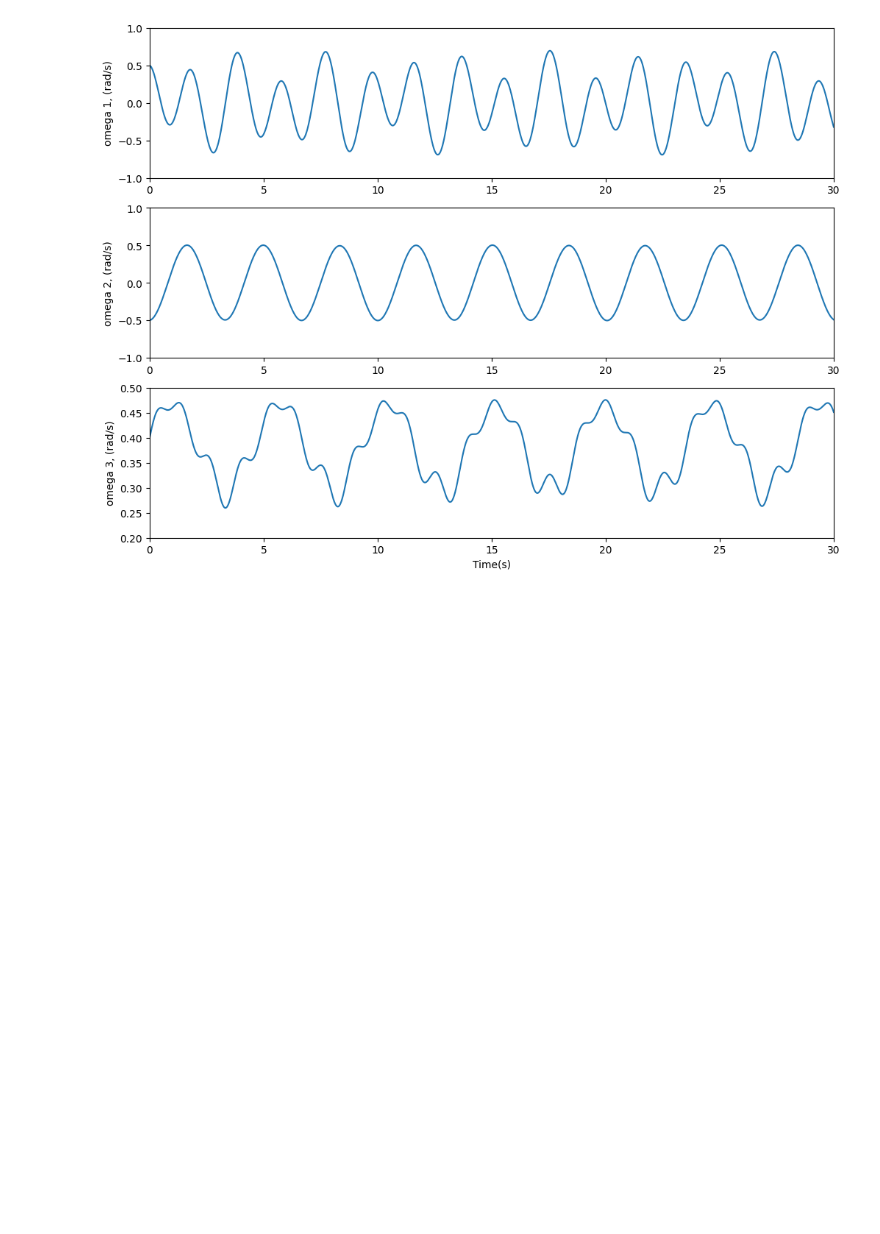
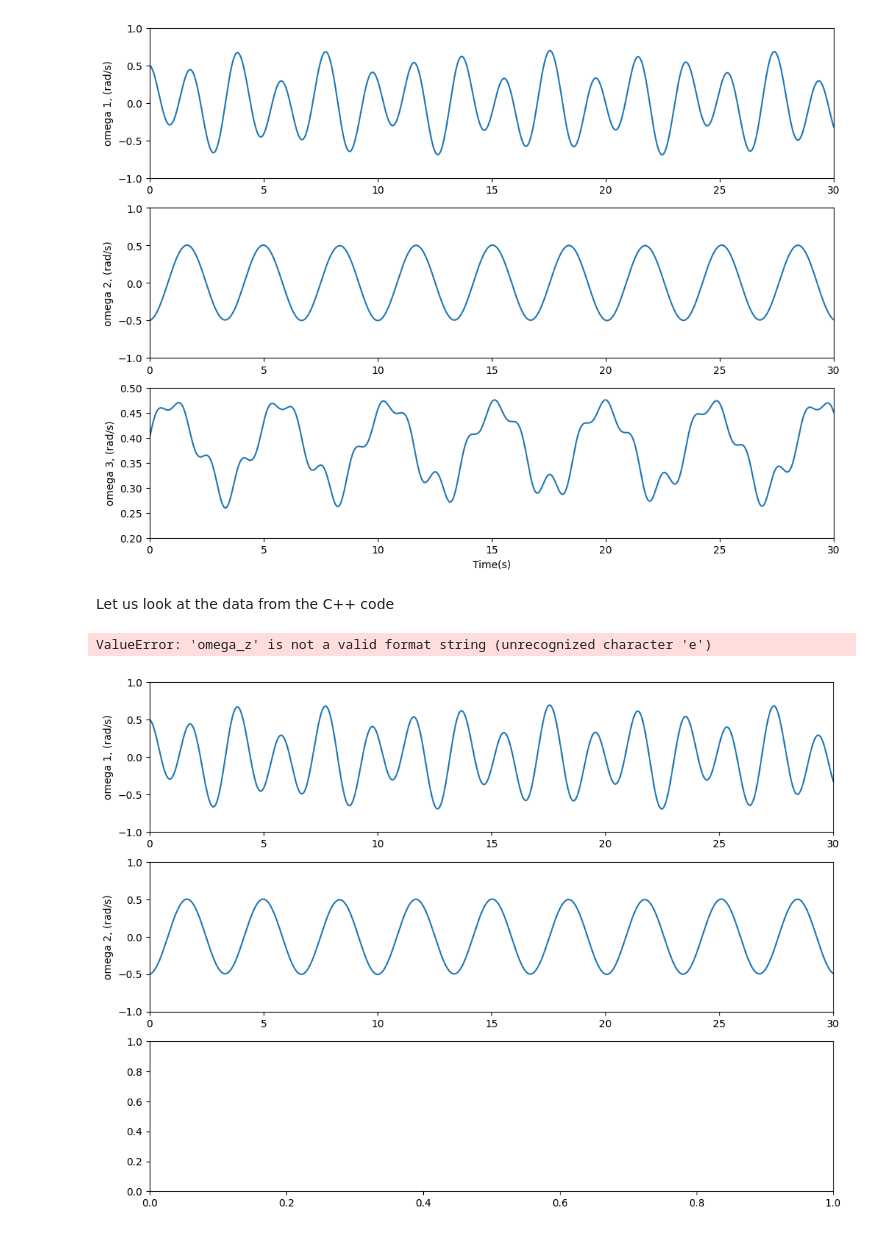
Before and after one commit to ynj66/lander-challenge-yhwang-code, a Jupyter notebook: src/Python Code/LGVIprototype.ipynb, the cells around one changed output. Cells and saved outputs as stored; diff of their text form; code cells hidden in the pictures; blank space fills up the shorter version.

Commit message:
PLOTS FROM CPP IMPLEMENTATION

```diff
--- a/src/Python Code/LGVIprototype.ipynb
+++ b/src/Python Code/LGVIprototype.ipynb
@@ -226,3 +226,36 @@ axs[2].set_ylabel( 'omega 3, (rad/s)')
 plt.show()
 # %% [output]
 [figure]
+# %% [markdown]
+Let us look at the data from the C++ code
+# %%
+import pandas as pd
+
+df = pd.read_csv("C:/CUED/IB Engineering/lander-challenge-yhwang-code/src/Cpp/lgvi_out.csv")
+df.head()
+
+t = df['t']
+
+fig, axs = plt.subplots(3,1,figsize=(12,9))
+
+axs[0].plot(t, df['omega_x'])
+axs[0].set_ylim(-1, 1)
+axs[0].set_xlim(0,30)
+axs[0].set_ylabel( 'omega 1, (rad/s)')
+
+axs[1].plot(t, df['omega_y'])
+axs[1].set_ylim(-1, 1)
+axs[1].set_xlim(0,30)
+axs[1].set_ylabel( 'omega 2, (rad/s)')
+
+axs[2].plot(t, df['omega_z'])
+axs[2].set_ylim(0.2, 0.5)
+axs[2].set_xlabel('Time(s)')
+axs[2].set_xlim(0,30)
+axs[2].set_ylabel( 'omega 3, (rad/s)')
+
+
+plt.show()
+# %% [output]
+ValueError: 'omega_z' is not a valid format string (unrecognized character 'e')
+[figure, added]
```
